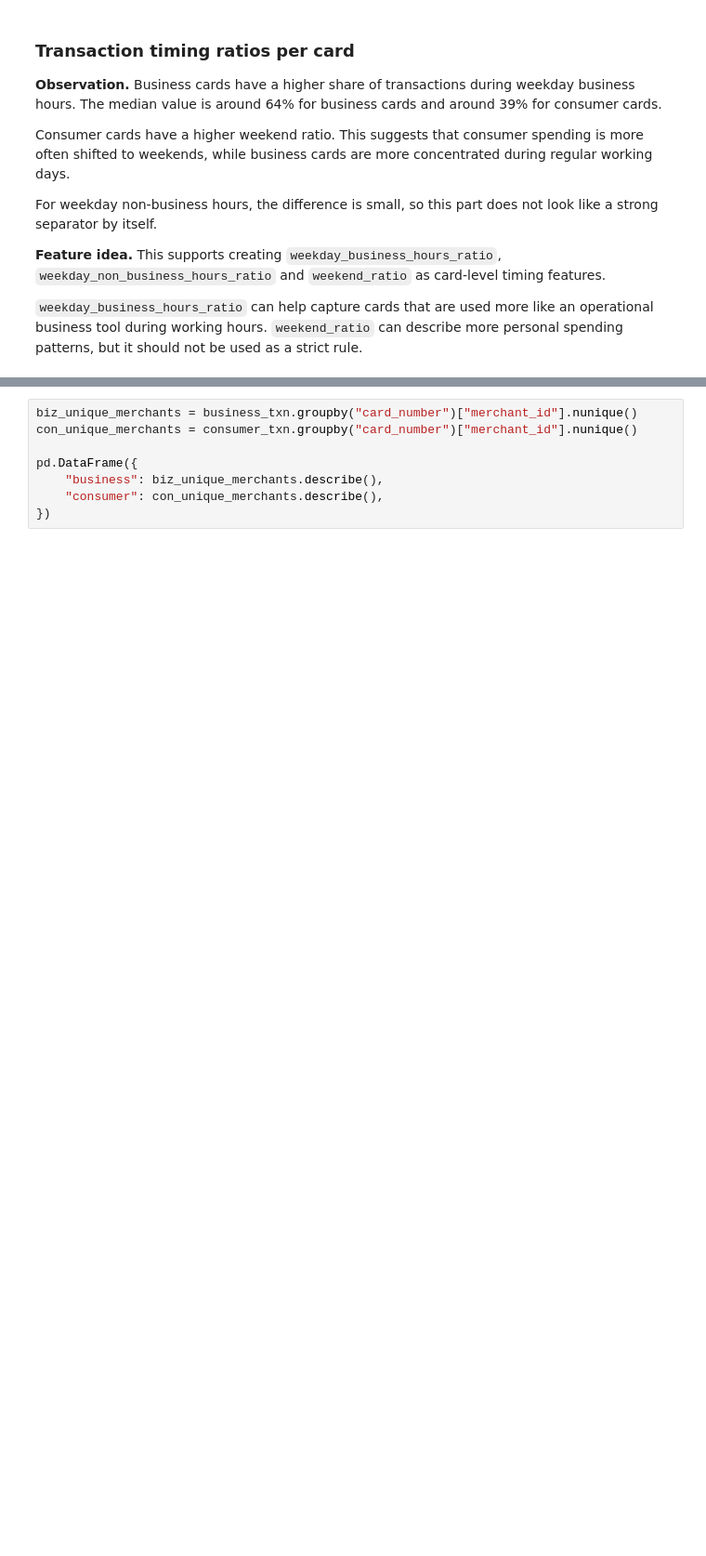
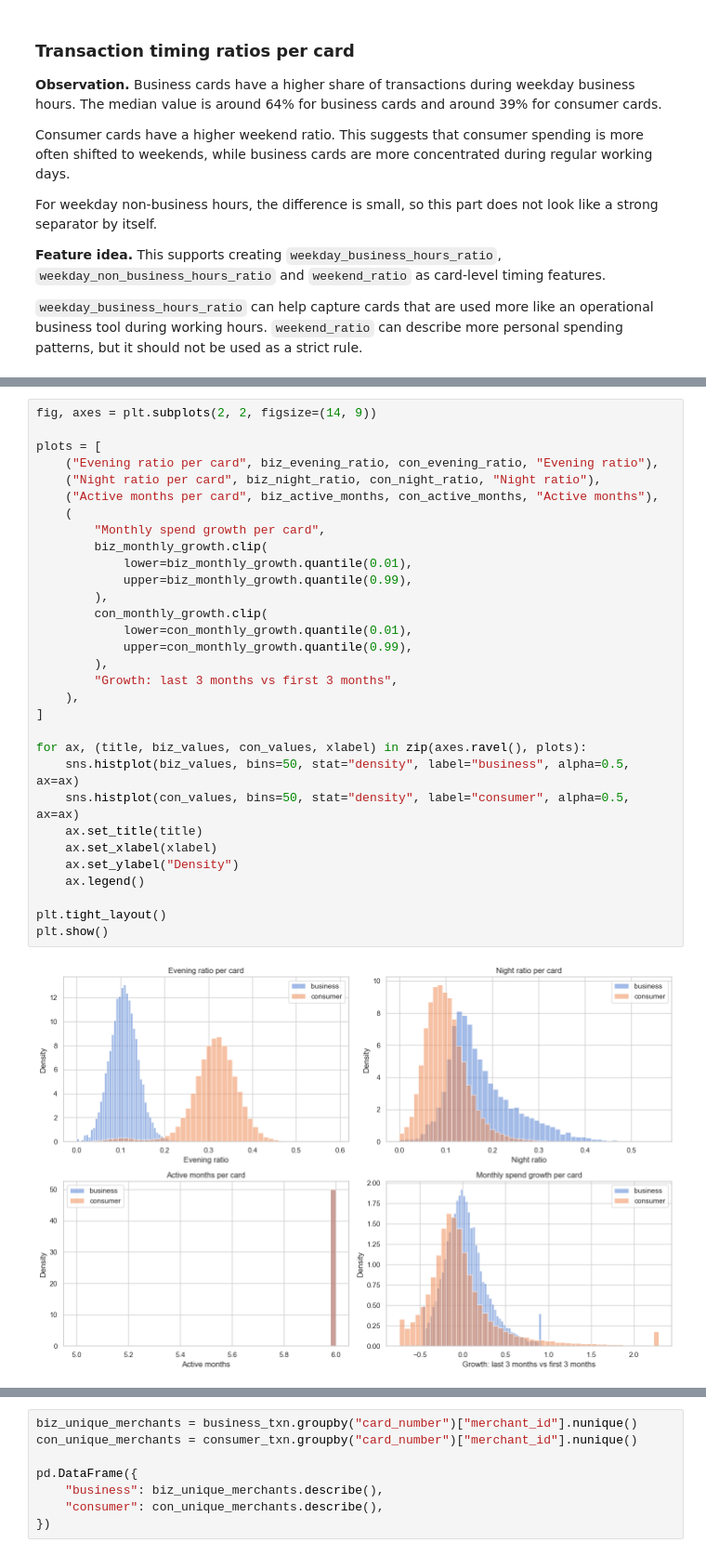
Before and after one commit to tsapuanq/MDQ, a Jupyter notebook: EDA/03_card_level_behavior.ipynb, the cells around one changed output, grey strips where cells are left out. Shown at 93% size. Cells and saved outputs as stored; diff of their text form; blank space fills up the shorter version.

```diff
--- a/EDA/03_card_level_behavior.ipynb
+++ b/EDA/03_card_level_behavior.ipynb
@@ -425,0 +568,33 @@ For weekday non-business hours, the difference is small, so this part does not l
+# %%
+fig, axes = plt.subplots(2, 2, figsize=(14, 9))
+
+plots = [
+    ("Evening ratio per card", biz_evening_ratio, con_evening_ratio, "Evening ratio"),
+    ("Night ratio per card", biz_night_ratio, con_night_ratio, "Night ratio"),
+    ("Active months per card", biz_active_months, con_active_months, "Active months"),
+    (
+        "Monthly spend growth per card",
+        biz_monthly_growth.clip(
+            lower=biz_monthly_growth.quantile(0.01),
+            upper=biz_monthly_growth.quantile(0.99),
+        ),
+        con_monthly_growth.clip(
+            lower=con_monthly_growth.quantile(0.01),
+            upper=con_monthly_growth.quantile(0.99),
+        ),
+        "Growth: last 3 months vs first 3 months",
+    ),
+]
+
+for ax, (title, biz_values, con_values, xlabel) in zip(axes.ravel(), plots):
+    sns.histplot(biz_values, bins=50, stat="density", label="business", alpha=0.5, ax=ax)
+    sns.histplot(con_values, bins=50, stat="density", label="consumer", alpha=0.5, ax=ax)
+    ax.set_title(title)
+    ax.set_xlabel(xlabel)
+    ax.set_ylabel("Density")
+    ax.legend()
+
+plt.tight_layout()
+plt.show()
+# %% [output]
+[figure, added]
```
Also changed, not shown: parts of 13 cells of this notebook, 5 other files.
